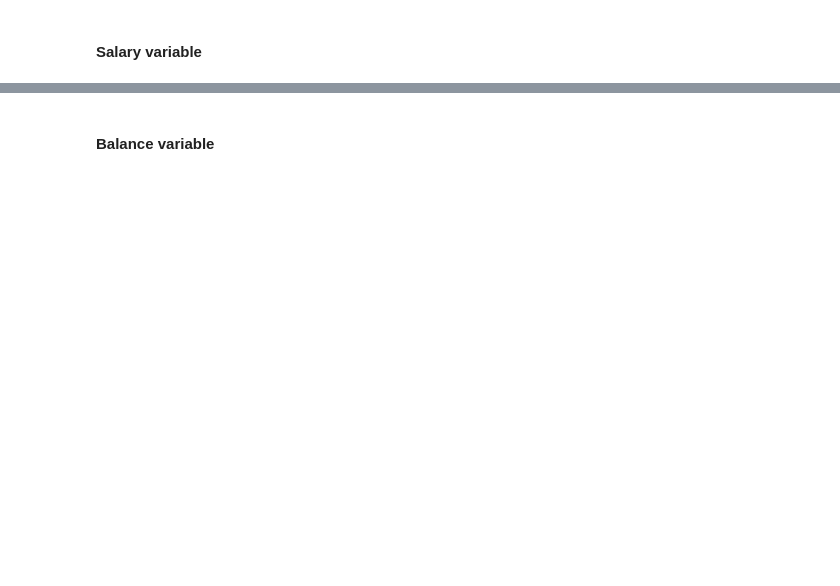
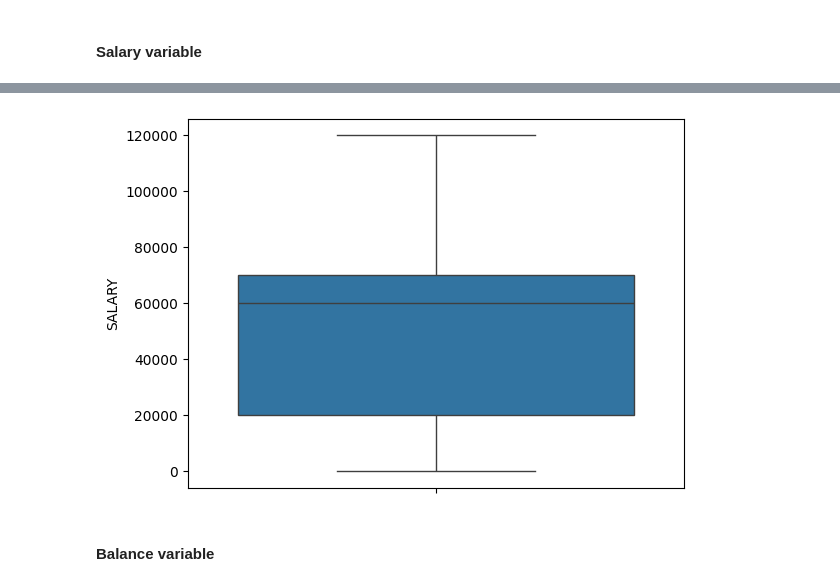
Before and after one commit to AkankshaDwivedi/bank-marketing-campaign, a Jupyter notebook: Bank_Marketing_Campaign_EDA_AD.ipynb, the cells around one changed output, grey strips where cells are left out. Cells and saved outputs as stored; diff of their text form; code cells hidden in the pictures; blank space fills up the shorter version.

```diff
--- a/Bank_Marketing_Campaign_EDA_AD.ipynb
+++ b/Bank_Marketing_Campaign_EDA_AD.ipynb
@@ -217,5 +418,9 @@ Major approaches to the treat outliers:
 # %%
 #plot the boxplot of salary variable.
+sns.boxplot(bank_df_1.SALARY)
+plt.show()
+# %% [output]
+[figure, added]
 # %% [markdown]
 #### Balance variable
 # %%
```
Also changed, not shown: parts of 35 cells of this notebook.
